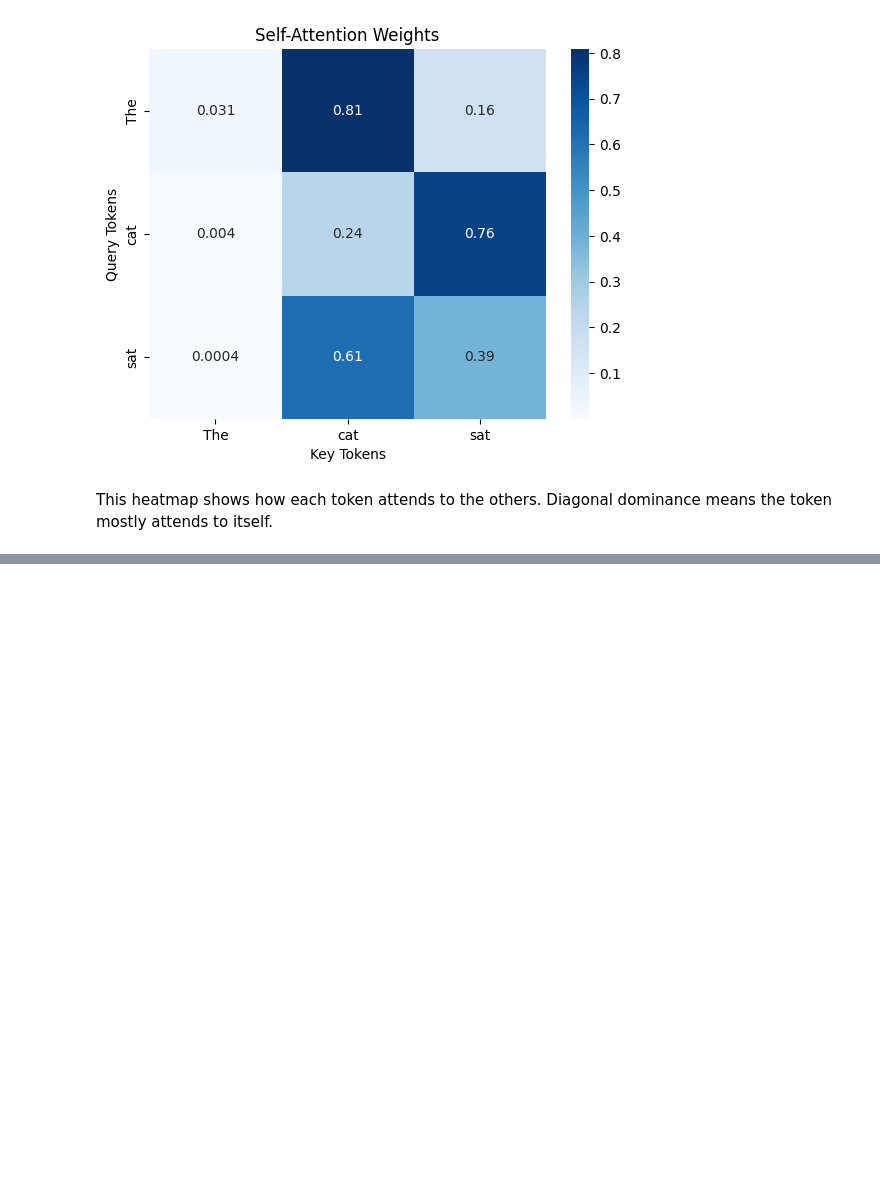
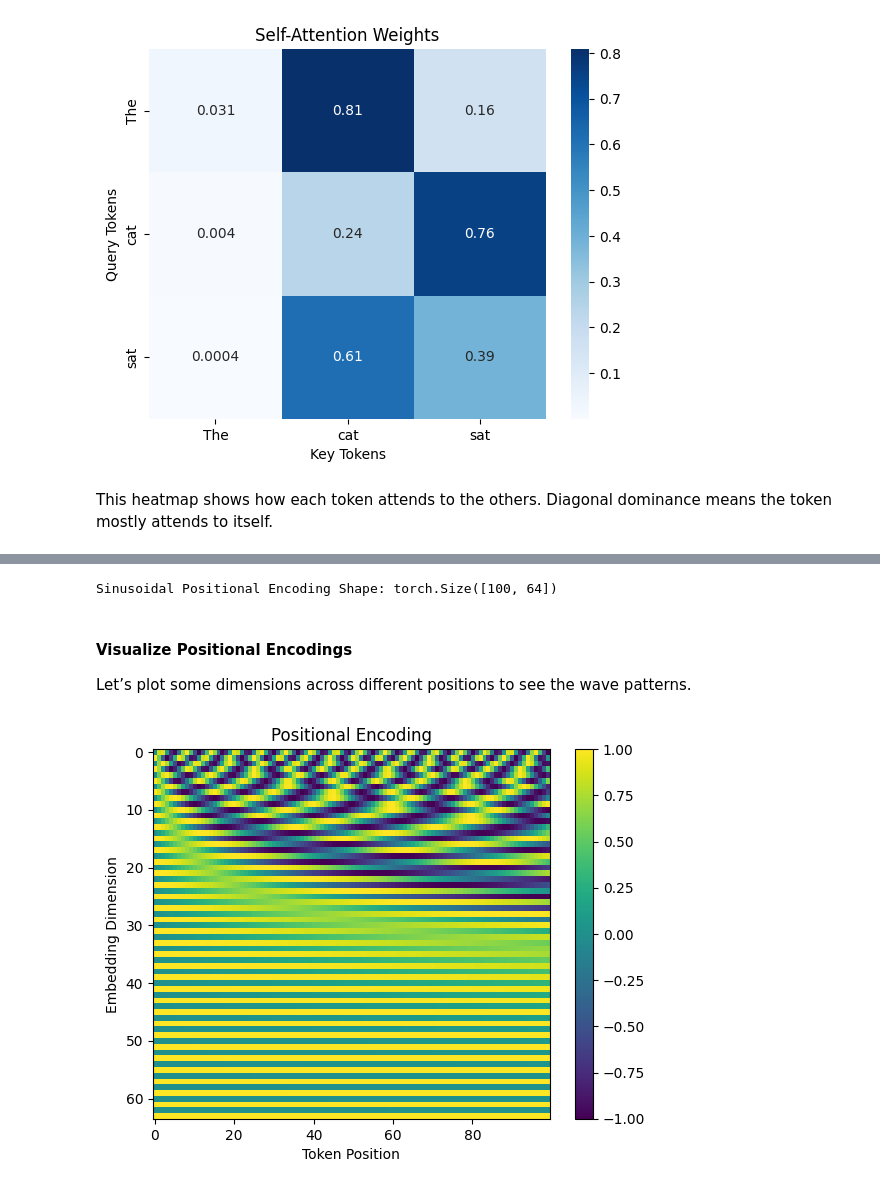
Before and after one commit to hussamalafandi/Generative_AI, a Jupyter notebook: notebooks/07/07_transformers.ipynb, the cells around one changed output, grey strips where cells are left out. Saved outputs shown, nothing was run; the diff lists cells and outputs as text; code cells hidden in the pictures; blank space fills up the shorter version.

Commit message:
Add positional encoding

```diff
--- a/notebooks/07/07_transformers.ipynb
+++ b/notebooks/07/07_transformers.ipynb
@@ -101,0 +112,6 @@ Explore attention weights visualization with this interactive tutorial notebook:
+# %%
+import torch
+
+seq_len = 10  # e.g., sentence with 10 tokens
+positions = torch.arange(seq_len)
+print("Positions:", positions)
@@ -101,0 +140,34 @@ Explore attention weights visualization with this interactive tutorial notebook:
+# %%
+import math
+import torch
+
+def get_sinusoidal_positional_encoding(seq_len, d_model):
+    pe = torch.zeros(seq_len, d_model)
+    position = torch.arange(0, seq_len, dtype=torch.float32).unsqueeze(1)
+    div_term = torch.exp(torch.arange(0, d_model, 2).float() * (-math.log(10000.0) / d_model))
+
+    pe[:, 0::2] = torch.sin(position * div_term)
+    pe[:, 1::2] = torch.cos(position * div_term)
+
+    return pe
+
+# Example
+pos_encoding = get_sinusoidal_positional_encoding(seq_len=100, d_model=64)
+print("Sinusoidal Positional Encoding Shape:", pos_encoding.shape)
+# %% [output]
+Sinusoidal Positional Encoding Shape: torch.Size([100, 64])
+# %% [markdown]
+#### Visualize Positional Encodings
+
+Let’s plot some dimensions across different positions to see the wave patterns.
+# %%
+import matplotlib.pyplot as plt
+
+plt.imshow(pos_encoding.T, cmap="viridis", aspect="auto")
+plt.title("Positional Encoding")
+plt.xlabel("Token Position")
+plt.ylabel("Embedding Dimension")
+plt.colorbar()
+plt.show()
+# %% [output]
+[figure, added]
```
Also changed, not shown: parts of 11 cells of this notebook.
